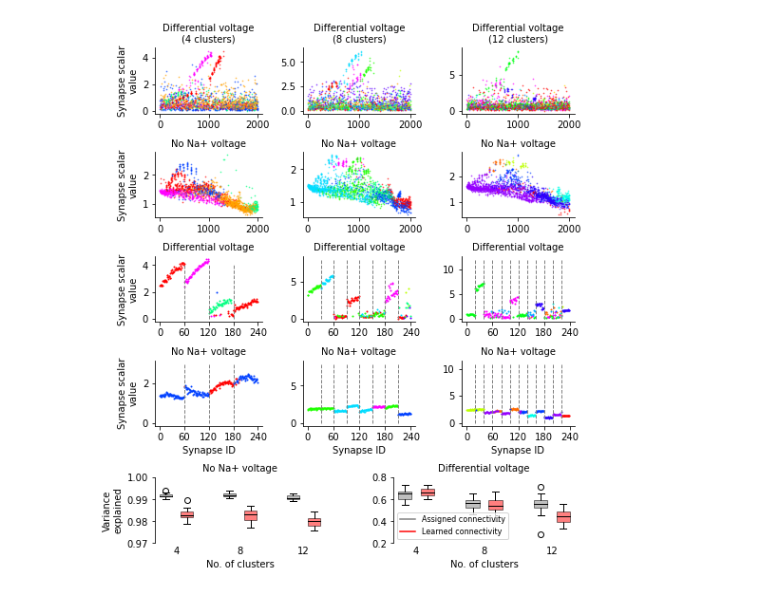
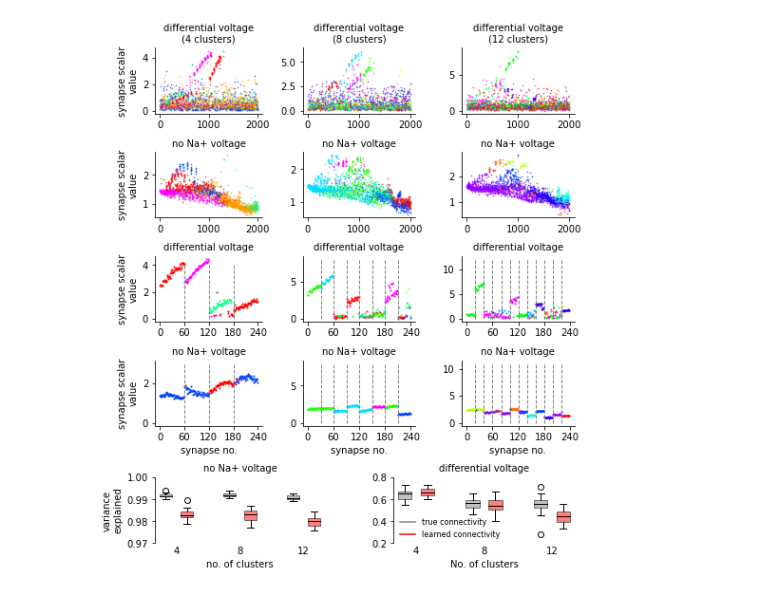
Before and after one commit to yjkimnada/dendrite, a Jupyter notebook: fig8/fig8.ipynb, the cells around one changed output. Saved outputs shown, nothing was run; the diff lists cells and outputs as text; code cells hidden in the pictures.

```diff
--- a/fig8/fig8.ipynb
+++ b/fig8/fig8.ipynb
@@ -183,18 +183,18 @@ for i in range(13):
     ax22.scatter(C12_diff_part_idx, C12_diff_scale[C12_diff_part_idx + 880], s=1, color=color12[i])
     ax32.scatter(C12_nona_part_idx, C12_nona_scale[C12_nona_part_idx + 880], s=1, color=color12[i])
 
-ax00.set_title("Differential voltage\n(4 clusters)", fontsize=10)
-ax01.set_title("Differential voltage\n(8 clusters)", fontsize=10)
-ax02.set_title("Differential voltage\n(12 clusters)", fontsize=10)
-ax10.set_title("No Na+ voltage", fontsize=10)
-ax11.set_title("No Na+ voltage", fontsize=10)
-ax12.set_title("No Na+ voltage", fontsize=10)
-ax20.set_title("Differential voltage", fontsize=10)
-ax21.set_title("Differential voltage", fontsize=10)
-ax22.set_title("Differential voltage", fontsize=10)
-ax30.set_title("No Na+ voltage", fontsize=10)
-ax31.set_title("No Na+ voltage", fontsize=10)
-ax32.set_title("No Na+ voltage", fontsize=10)
+ax00.set_title("differential voltage\n(4 clusters)", fontsize=10)
+ax01.set_title("differential voltage\n(8 clusters)", fontsize=10)
+ax02.set_title("differential voltage\n(12 clusters)", fontsize=10)
+ax10.set_title("no Na+ voltage", fontsize=10)
+ax11.set_title("no Na+ voltage", fontsize=10)
+ax12.set_title("no Na+ voltage", fontsize=10)
+ax20.set_title("differential voltage", fontsize=10)
+ax21.set_title("differential voltage", fontsize=10)
+ax22.set_title("differential voltage", fontsize=10)
+ax30.set_title("no Na+ voltage", fontsize=10)
+ax31.set_title("no Na+ voltage", fontsize=10)
+ax32.set_title("no Na+ voltage", fontsize=10)
 
 ax_list = [ax00, ax01, ax02,
           ax10, ax11, ax12,
@@ -205,13 +205,13 @@ for i in ax_list:
     i.spines['right'].set_visible(False)
     i.spines['top'].set_visible(False)
 
-ax00.set_ylabel("Synapse scalar\nvalue")
-ax10.set_ylabel("Synapse scalar\nvalue")
-ax20.set_ylabel("Synapse scalar\nvalue")
-ax30.set_ylabel("Synapse scalar\nvalue")
-ax30.set_xlabel("Synapse ID")
-ax31.set_xlabel("Synapse ID")
-ax32.set_xlabel("Synapse ID")
+ax00.set_ylabel("synapse scalar\nvalue")
+ax10.set_ylabel("synapse scalar\nvalue")
+ax20.set_ylabel("synapse scalar\nvalue")
+ax30.set_ylabel("synapse scalar\nvalue")
+ax30.set_xlabel("synapse no.")
+ax31.set_xlabel("synapse no.")
+ax32.set_xlabel("synapse no.")
 
 for i in range(3):
     ax20.vlines(x=(i+1)*60, ymin=0, ymax=np.max(C4_diff_idx[880:1120]), linewidth=1, linestyle="--", color="gray")
@@ -262,17 +262,18 @@ ax1.set_xticks([1.5, 4.5, 7.5])
 ax1.set_xticklabels(["4", "8", "12"])
 ax1.spines['bottom'].set_visible(False)
 ax1.tick_params(axis="x", length=0)
-ax1.set_xlabel("No. of clusters")
+ax1.set_xlabel("no. of clusters")
 ax1.set_ylim(0.2,0.8)
 ax1.set_yticks(np.arange(0.2,0.81,0.2))
 
 
 hG, = ax1.plot(1,1,'gray')
 hR, = ax1.plot(1,1,'red')
-ax1.legend((hG, hR),('Assigned connectivity', 'Learned connectivity'), fontsize=8)
+ax1.legend((hG, hR),('true connectivity', 'learned connectivity'), fontsize=8, frameon=False,
+          loc=(0.02,0.02))
 hR.set_visible(False)
 hG.set_visible(False)
-ax1.set_title("Differential voltage", fontsize=10)
+ax1.set_title("differential voltage", fontsize=10)
 
 ############
 ###########
@@ -284,34 +285,34 @@ for patch, color in zip(bp['boxes'], colors):
 for patch in bp["medians"]:
     patch.set_color("black")
 
 bp = ax2.boxplot(var_exp_nona[:,2:4], positions = [4,5], widths = 0.6, patch_artist=True)
 for patch, color in zip(bp['boxes'], colors):
     patch.set_facecolor(color)
     patch.set_alpha(0.5)
 for patch in bp["medians"]:
     patch.set_color("black")
 
 bp = ax2.boxplot(var_exp_nona[:,4:], positions = [7,8], widths = 0.6, patch_artist=True)
 for patch, color in zip(bp['boxes'], colors):
     patch.set_facecolor(color)
     patch.set_alpha(0.5)
 for patch in bp["medians"]:
     patch.set_color("black")
 
 ax2.spines['right'].set_visible(False)
 ax2.spines['top'].set_visible(False)
 ax2.spines['bottom'].set_visible(False)
 ax2.tick_params(axis="x", length=0)
 ax2.set_xticks([1.5, 4.5, 7.5])
 ax2.set_xticklabels(["4", "8", "12"])
-ax2.set_xlabel("No. of clusters")
+ax2.set_xlabel("no. of clusters")
 ax2.set_ylim(0.97,1)
 ax2.set_yticks(np.arange(0.97,1.005,0.01))
-ax2.set_title("No Na+ voltage", fontsize=10)
-ax2.set_ylabel("Variance\nexplained")
+ax2.set_title("no Na+ voltage", fontsize=10)
+ax2.set_ylabel("variance\nexplained")
 
 fig.tight_layout()
 #plt.show()
 #fig.savefig("/home/sklee/dendrite/fig8/fig8_raw.pdf", bbox_inches="tight", transparent=True)
 # %% [output]
-[figure, old version]
+[figure, new version]
```
Also changed, not shown: 5 other files.
